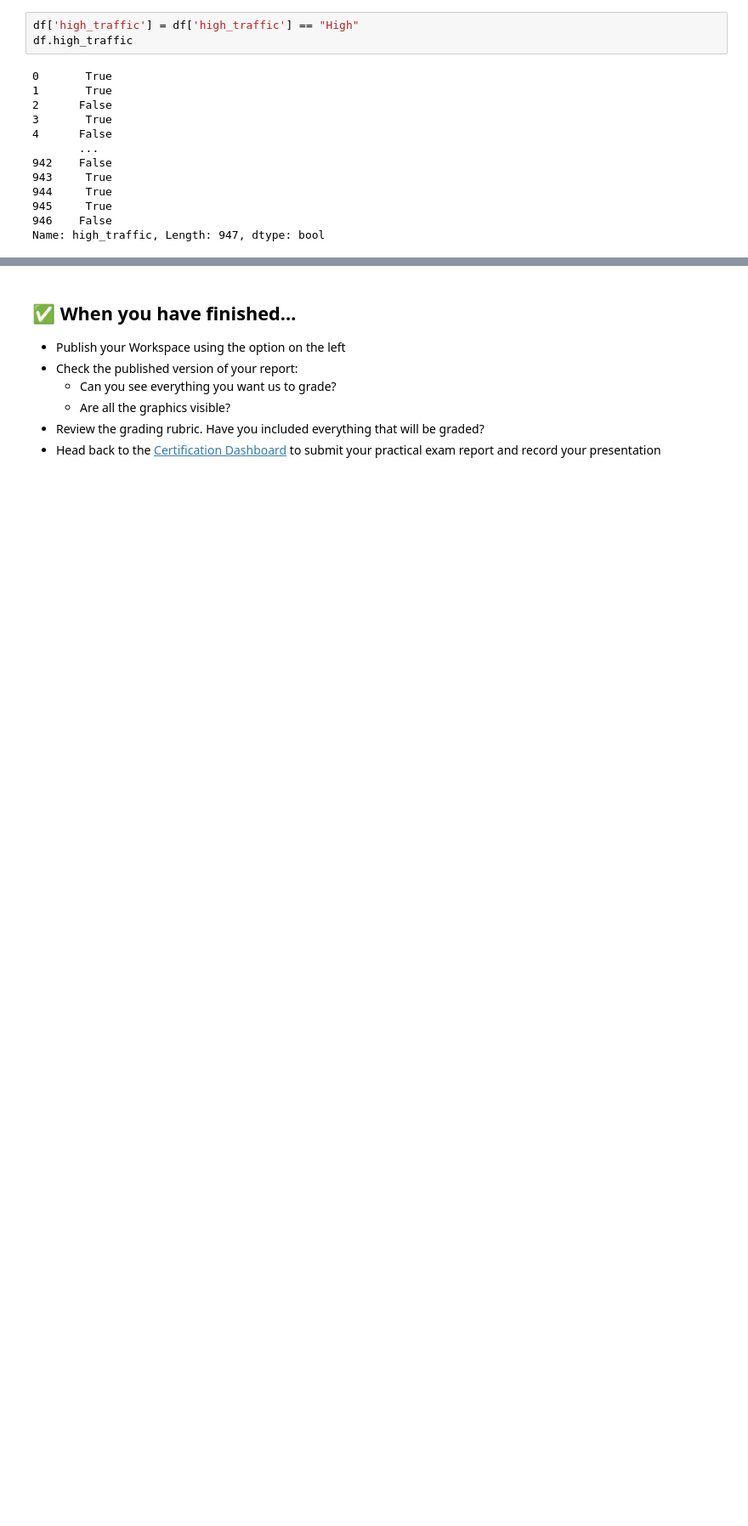
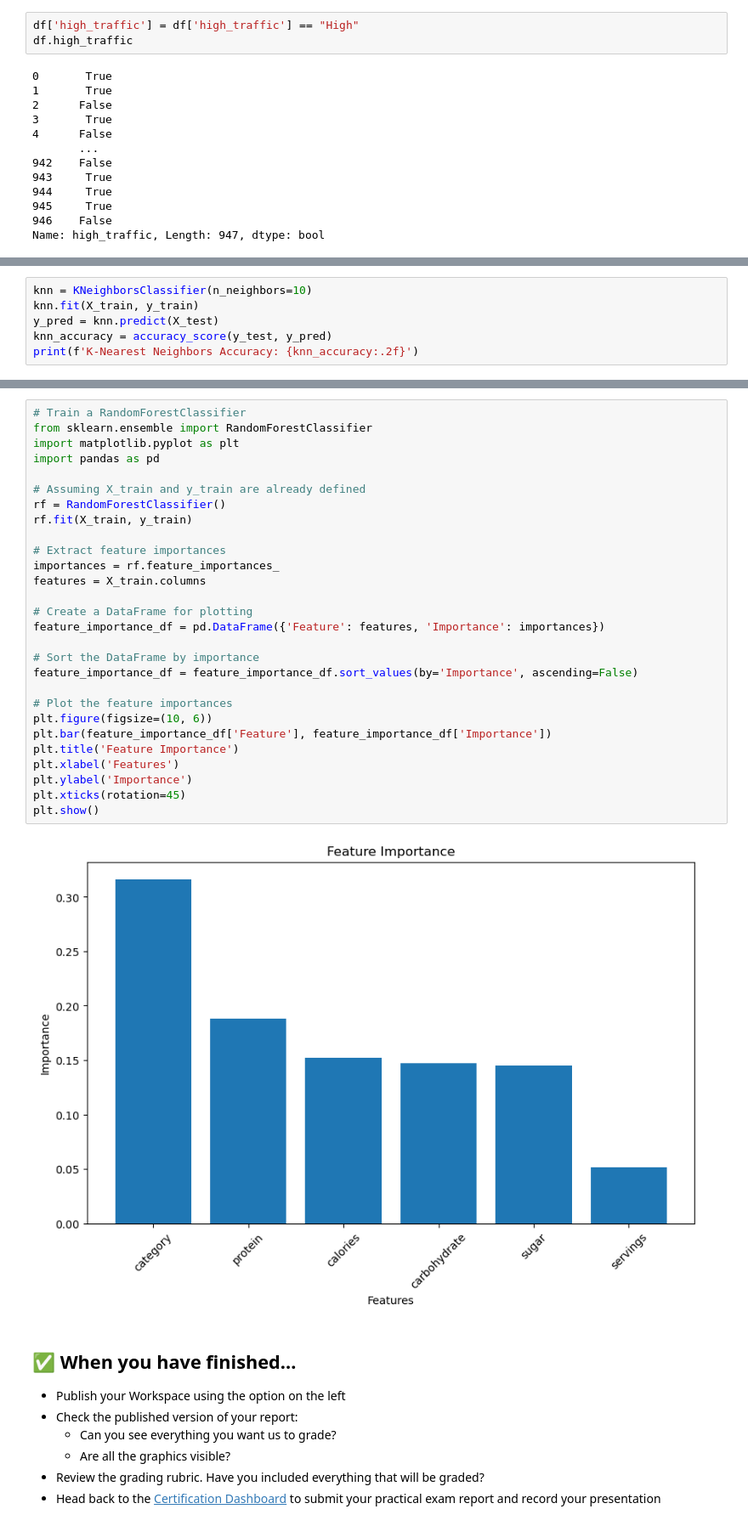
Before and after one commit to miniloda/DataCamp-DataScience-Exam, a Jupyter notebook: notebook.ipynb, the cells around one changed output, grey strips where cells are left out. Shown at 85% size. Cells and saved outputs as stored; diff of their text form; blank space fills up the shorter version.

Commit message:
Add data cleaning and analysis

```diff
--- a/notebook.ipynb
+++ b/notebook.ipynb
@@ -233,0 +361,6 @@ preprocess_and_build_model(df)
+# %%
+knn = KNeighborsClassifier(n_neighbors=10)
+knn.fit(X_train, y_train)
+y_pred = knn.predict(X_test)
+knn_accuracy = accuracy_score(y_test, y_pred)
+print(f'K-Nearest Neighbors Accuracy: {knn_accuracy:.2f}')
@@ -234,3 +369,33 @@ preprocess_and_build_model(df)
+# %%
+# Train a RandomForestClassifier
+from sklearn.ensemble import RandomForestClassifier
+import matplotlib.pyplot as plt
+import pandas as pd
+
+# Assuming X_train and y_train are already defined
+rf = RandomForestClassifier()
+rf.fit(X_train, y_train)
+
+# Extract feature importances
+importances = rf.feature_importances_
+features = X_train.columns
+
+# Create a DataFrame for plotting
+feature_importance_df = pd.DataFrame({'Feature': features, 'Importance': importances})
+
+# Sort the DataFrame by importance
+feature_importance_df = feature_importance_df.sort_values(by='Importance', ascending=False)
+
+# Plot the feature importances
+plt.figure(figsize=(10, 6))
+plt.bar(feature_importance_df['Feature'], feature_importance_df['Importance'])
+plt.title('Feature Importance')
+plt.xlabel('Features')
+plt.ylabel('Importance')
+plt.xticks(rotation=45)
+plt.show()
+# %% [output]
+[figure, added]
 # %% [markdown]
 ## ✅ When you have finished...
 -  Publish your Workspace using the option on the left
```
Also changed, not shown: parts of 12 cells of this notebook, 1 other file.
